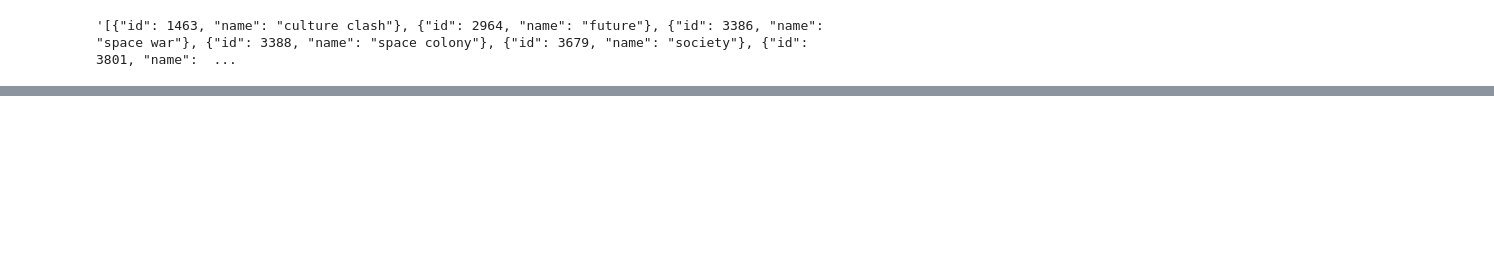
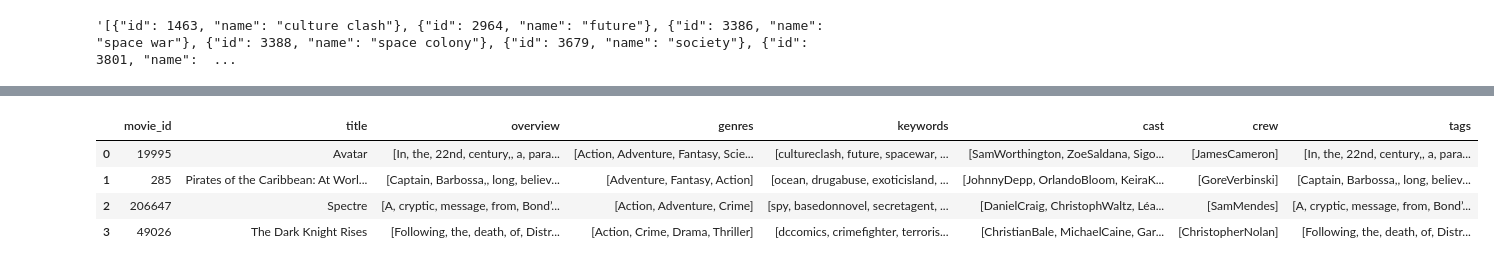
Before and after one commit to anuththara325/BeginnerBugs_MovieRecommendation, a Jupyter notebook: Recommender System.ipynb, the cells around one changed output, grey strips where cells are left out. Drawn from its saved outputs; the diff is of its cells as text; code cells hidden in the pictures; blank space fills up the shorter version.

```diff
--- a/Recommender System.ipynb
+++ b/Recommender System.ipynb
@@ -183,0 +261,12 @@ movies['cast'] = movies['cast'].apply(convert)
+# %%
+# Converting words like this "Christian Bale" to "ChristianBale"
+def remove_space(word):
+    l = []
+    for i in word:
+        l.append(i.replace(" ",""))
+    return l
+# %%
+movies['cast'] = movies["cast"].apply(remove_space)
+movies['crew'] = movies["crew"].apply(remove_space)
+movies['genres'] = movies["genres"].apply(remove_space)
+movies['keywords'] = movies["keywords"].apply(remove_space)
@@ -184,4 +281,4 @@ movies['cast'] = movies['cast'].apply(convert)
 # %%
-#Merging columns
-#movies['tags']= movies['overview'] + movies['genres'] + movies['keywords']+ movies['crew']+  movies['cast']
+#Merging columns overview	genres	keywords	cast	crew
+movies['tags']= movies['overview'] + movies['genres'] + movies['keywords']+ movies['crew']+  movies['cast']
 # %%
@@ -188,0 +304,8 @@ movies['cast'] = movies['cast'].apply(convert)
+# %%
+movies.head(4)
+# %% [output]
+|  | movie_id | title | overview | genres | keywords | cast | crew | tags |
+| 0 | 19995 | Avatar | [In, the, 22nd, century,, a, para... | [Action, Adventure, Fantasy, Scie... | [cultureclash, future, spacewar, ... | [SamWorthington, ZoeSaldana, Sigo... | [JamesCameron] | [In, the, 22nd, century,, a, para... |
+| 1 | 285 | Pirates of the Caribbean: At Worl... | [Captain, Barbossa,, long, believ... | [Adventure, Fantasy, Action] | [ocean, drugabuse, exoticisland, ... | [JohnnyDepp, OrlandoBloom, KeiraK... | [GoreVerbinski] | [Captain, Barbossa,, long, believ... |
+| 2 | 206647 | Spectre | [A, cryptic, message, from, Bond’... | [Action, Adventure, Crime] | [spy, basedonnovel, secretagent, ... | [DanielCraig, ChristophWaltz, Léa... | [SamMendes] | [A, cryptic, message, from, Bond’... |
+| 3 | 49026 | The Dark Knight Rises | [Following, the, death, of, Distr... | [Action, Crime, Drama, Thriller] | [dccomics, crimefighter, terroris... | [ChristianBale, MichaelCaine, Gar... | [ChristopherNolan] | [Following, the, death, of, Distr... |
```
Also changed, not shown: parts of 38 cells of this notebook.
